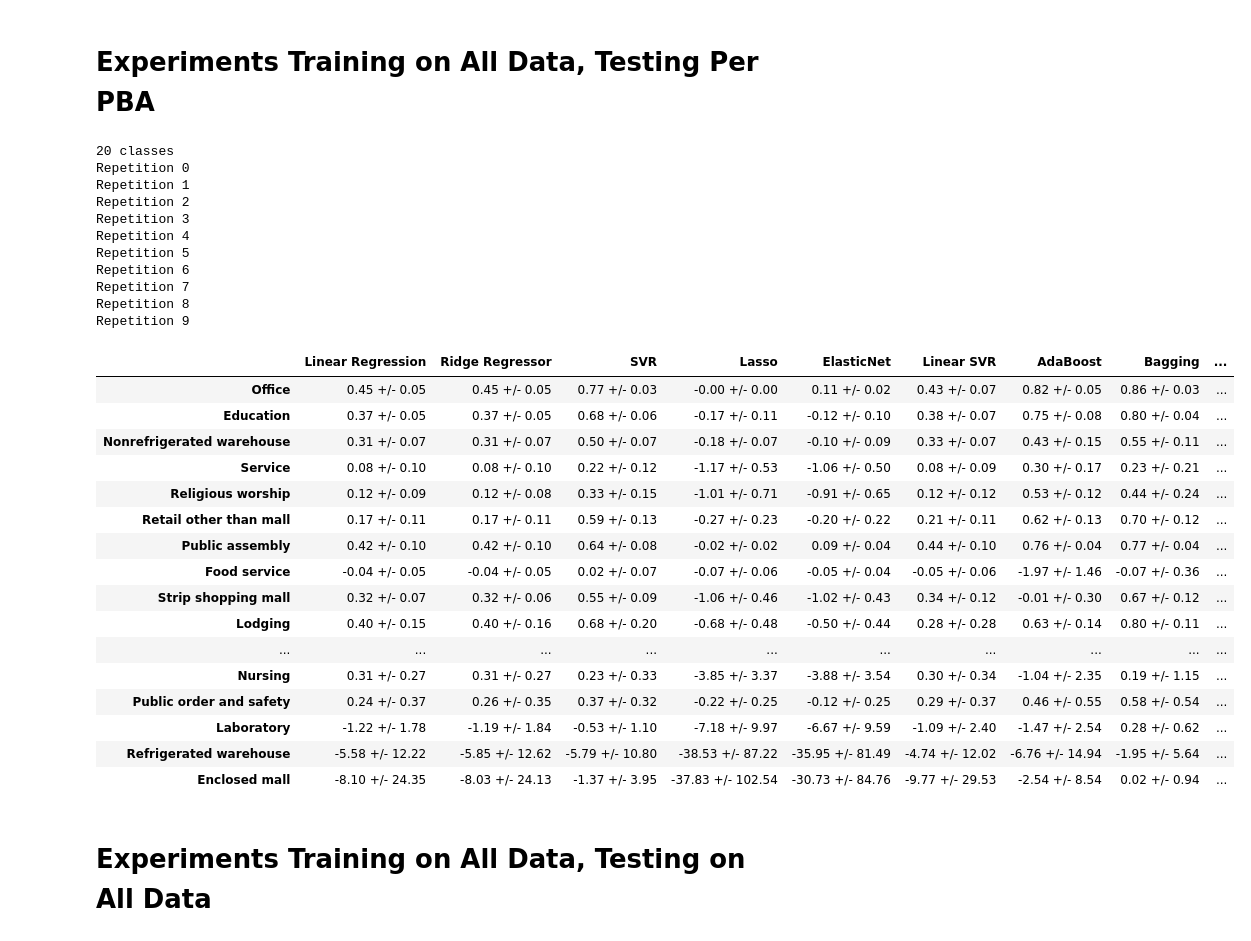
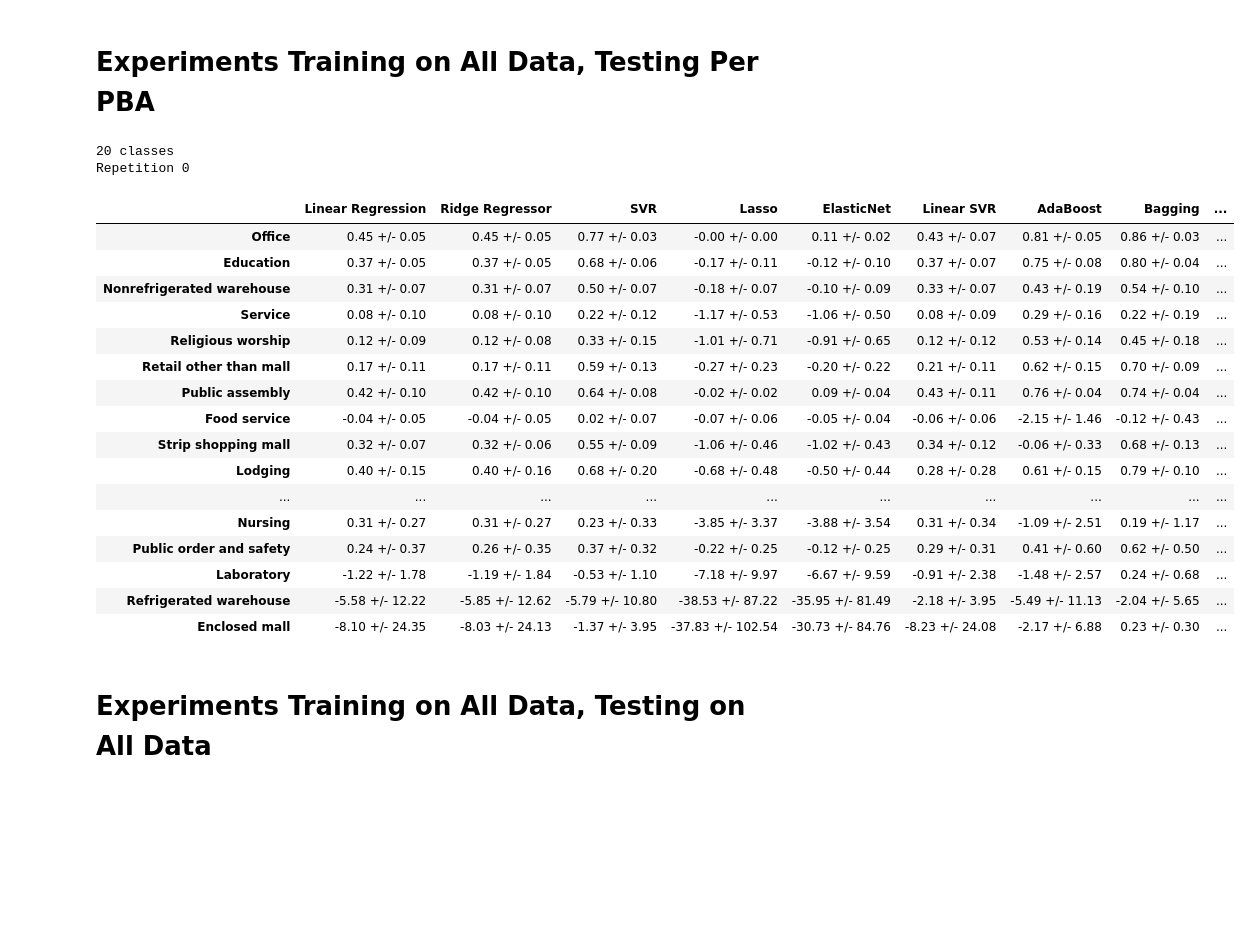
Before and after one commit to SEI-ENERGY/Commercial-Energy, a Jupyter notebook: Run experiments.ipynb, the cells around one changed output. Saved outputs shown, nothing was run; the diff lists cells and outputs as text; code cells hidden in the pictures; blank space fills up the shorter version.

```diff
--- a/Run experiments.ipynb
+++ b/Run experiments.ipynb
@@ -66,7 +68,7 @@ numClassVals = len(classFrequencies)
 Y = np.log10(Y)
 
 numSplits = 10
-numRepeats = 10
+numRepeats = 1
 outputFn = "test_perPBA_%d" % (DATASET)
 
 results = np.zeros((numRepeats, numSplits, numRegressors, numClassVals, numMetrics), dtype=float)
@@ -113,58 +115,49 @@ for i in range(numRepeats):
 results = np.array(results)
 
 metricIndex = 4
 results = results.reshape(-1, numRegressors, numClassVals, numMetrics)
 
 classNames = [pbaLabels[pbaLabel] for pbaLabel in classOrdering]
 
 meanResults = results.mean(axis=0)
 meanResultTable = pd.DataFrame(meanResults[:,:,metricIndex], index=regressorNames, columns=classNames)
 meanResultTable.to_csv(os.path.join(RESULTS_DIR, "%s_means.csv" % (outputFn)))
 
 stdResults = results.std(axis=0)
 stdResultTable = pd.DataFrame(stdResults[:,:,metricIndex], index=regressorNames, columns=classNames)
 stdResultTable.to_csv(os.path.join(RESULTS_DIR, "%s_stds.csv" % (outputFn)))
 
 formattedResults = []
 for i in range(numRegressors):
     row = []
     for j in range(numClassVals):
         row.append("%0.2f +/- %0.2f" % (meanResults[i,j,metricIndex], stdResults[i,j,metricIndex]))
     formattedResults.append(row)
 formattedResults = np.array(formattedResults)
 formattedResultsTable = pd.DataFrame(formattedResults.T, index=classNames, columns=regressorNames)
 formattedResultsTable.to_csv(os.path.join(RESULTS_DIR, "%s_formatted.csv" % (outputFn)))
 
 display(formattedResultsTable)
 # %% [output]
 20 classes
 Repetition 0
-Repetition 1
-Repetition 2
-Repetition 3
-Repetition 4
-Repetition 5
-Repetition 6
-Repetition 7
-Repetition 8
-Repetition 9
 |  | Linear Regression | Ridge Regressor | SVR | Lasso | ElasticNet | Linear SVR | AdaBoost | Bagging | ... |
-| Office | 0.45 +/- 0.05 | 0.45 +/- 0.05 | 0.77 +/- 0.03 | -0.00 +/- 0.00 | 0.11 +/- 0.02 | 0.43 +/- 0.07 | 0.82 +/- 0.05 | 0.86 +/- 0.03 | ... |
-| Education | 0.37 +/- 0.05 | 0.37 +/- 0.05 | 0.68 +/- 0.06 | -0.17 +/- 0.11 | -0.12 +/- 0.10 | 0.38 +/- 0.07 | 0.75 +/- 0.08 | 0.80 +/- 0.04 | ... |
-| Nonrefrigerated warehouse | 0.31 +/- 0.07 | 0.31 +/- 0.07 | 0.50 +/- 0.07 | -0.18 +/- 0.07 | -0.10 +/- 0.09 | 0.33 +/- 0.07 | 0.43 +/- 0.15 | 0.55 +/- 0.11 | ... |
-| Service | 0.08 +/- 0.10 | 0.08 +/- 0.10 | 0.22 +/- 0.12 | -1.17 +/- 0.53 | -1.06 +/- 0.50 | 0.08 +/- 0.09 | 0.30 +/- 0.17 | 0.23 +/- 0.21 | ... |
-| Religious worship | 0.12 +/- 0.09 | 0.12 +/- 0.08 | 0.33 +/- 0.15 | -1.01 +/- 0.71 | -0.91 +/- 0.65 | 0.12 +/- 0.12 | 0.53 +/- 0.12 | 0.44 +/- 0.24 | ... |
-| Retail other than mall | 0.17 +/- 0.11 | 0.17 +/- 0.11 | 0.59 +/- 0.13 | -0.27 +/- 0.23 | -0.20 +/- 0.22 | 0.21 +/- 0.11 | 0.62 +/- 0.13 | 0.70 +/- 0.12 | ... |
-| Public assembly | 0.42 +/- 0.10 | 0.42 +/- 0.10 | 0.64 +/- 0.08 | -0.02 +/- 0.02 | 0.09 +/- 0.04 | 0.44 +/- 0.10 | 0.76 +/- 0.04 | 0.77 +/- 0.04 | ... |
-| Food service | -0.04 +/- 0.05 | -0.04 +/- 0.05 | 0.02 +/- 0.07 | -0.07 +/- 0.06 | -0.05 +/- 0.04 | -0.05 +/- 0.06 | -1.97 +/- 1.46 | -0.07 +/- 0.36 | ... |
-| Strip shopping mall | 0.32 +/- 0.07 | 0.32 +/- 0.06 | 0.55 +/- 0.09 | -1.06 +/- 0.46 | -1.02 +/- 0.43 | 0.34 +/- 0.12 | -0.01 +/- 0.30 | 0.67 +/- 0.12 | ... |
-| Lodging | 0.40 +/- 0.15 | 0.40 +/- 0.16 | 0.68 +/- 0.20 | -0.68 +/- 0.48 | -0.50 +/- 0.44 | 0.28 +/- 0.28 | 0.63 +/- 0.14 | 0.80 +/- 0.11 | ... |
+| Office | 0.45 +/- 0.05 | 0.45 +/- 0.05 | 0.77 +/- 0.03 | -0.00 +/- 0.00 | 0.11 +/- 0.02 | 0.43 +/- 0.07 | 0.81 +/- 0.05 | 0.86 +/- 0.03 | ... |
+| Education | 0.37 +/- 0.05 | 0.37 +/- 0.05 | 0.68 +/- 0.06 | -0.17 +/- 0.11 | -0.12 +/- 0.10 | 0.37 +/- 0.07 | 0.75 +/- 0.08 | 0.80 +/- 0.04 | ... |
+| Nonrefrigerated warehouse | 0.31 +/- 0.07 | 0.31 +/- 0.07 | 0.50 +/- 0.07 | -0.18 +/- 0.07 | -0.10 +/- 0.09 | 0.33 +/- 0.07 | 0.43 +/- 0.19 | 0.54 +/- 0.10 | ... |
+| Service | 0.08 +/- 0.10 | 0.08 +/- 0.10 | 0.22 +/- 0.12 | -1.17 +/- 0.53 | -1.06 +/- 0.50 | 0.08 +/- 0.09 | 0.29 +/- 0.16 | 0.22 +/- 0.19 | ... |
+| Religious worship | 0.12 +/- 0.09 | 0.12 +/- 0.08 | 0.33 +/- 0.15 | -1.01 +/- 0.71 | -0.91 +/- 0.65 | 0.12 +/- 0.12 | 0.53 +/- 0.14 | 0.45 +/- 0.18 | ... |
+| Retail other than mall | 0.17 +/- 0.11 | 0.17 +/- 0.11 | 0.59 +/- 0.13 | -0.27 +/- 0.23 | -0.20 +/- 0.22 | 0.21 +/- 0.11 | 0.62 +/- 0.15 | 0.70 +/- 0.09 | ... |
+| Public assembly | 0.42 +/- 0.10 | 0.42 +/- 0.10 | 0.64 +/- 0.08 | -0.02 +/- 0.02 | 0.09 +/- 0.04 | 0.43 +/- 0.11 | 0.76 +/- 0.04 | 0.74 +/- 0.04 | ... |
+| Food service | -0.04 +/- 0.05 | -0.04 +/- 0.05 | 0.02 +/- 0.07 | -0.07 +/- 0.06 | -0.05 +/- 0.04 | -0.06 +/- 0.06 | -2.15 +/- 1.46 | -0.12 +/- 0.43 | ... |
+| Strip shopping mall | 0.32 +/- 0.07 | 0.32 +/- 0.06 | 0.55 +/- 0.09 | -1.06 +/- 0.46 | -1.02 +/- 0.43 | 0.34 +/- 0.12 | -0.06 +/- 0.33 | 0.68 +/- 0.13 | ... |
+| Lodging | 0.40 +/- 0.15 | 0.40 +/- 0.16 | 0.68 +/- 0.20 | -0.68 +/- 0.48 | -0.50 +/- 0.44 | 0.28 +/- 0.28 | 0.61 +/- 0.15 | 0.79 +/- 0.10 | ... |
 | ... | ... | ... | ... | ... | ... | ... | ... | ... | ... |
-| Nursing | 0.31 +/- 0.27 | 0.31 +/- 0.27 | 0.23 +/- 0.33 | -3.85 +/- 3.37 | -3.88 +/- 3.54 | 0.30 +/- 0.34 | -1.04 +/- 2.35 | 0.19 +/- 1.15 | ... |
-| Public order and safety | 0.24 +/- 0.37 | 0.26 +/- 0.35 | 0.37 +/- 0.32 | -0.22 +/- 0.25 | -0.12 +/- 0.25 | 0.29 +/- 0.37 | 0.46 +/- 0.55 | 0.58 +/- 0.54 | ... |
-| Laboratory | -1.22 +/- 1.78 | -1.19 +/- 1.84 | -0.53 +/- 1.10 | -7.18 +/- 9.97 | -6.67 +/- 9.59 | -1.09 +/- 2.40 | -1.47 +/- 2.54 | 0.28 +/- 0.62 | ... |
-| Refrigerated warehouse | -5.58 +/- 12.22 | -5.85 +/- 12.62 | -5.79 +/- 10.80 | -38.53 +/- 87.22 | -35.95 +/- 81.49 | -4.74 +/- 12.02 | -6.76 +/- 14.94 | -1.95 +/- 5.64 | ... |
-| Enclosed mall | -8.10 +/- 24.35 | -8.03 +/- 24.13 | -1.37 +/- 3.95 | -37.83 +/- 102.54 | -30.73 +/- 84.76 | -9.77 +/- 29.53 | -2.54 +/- 8.54 | 0.02 +/- 0.94 | ... |
+| Nursing | 0.31 +/- 0.27 | 0.31 +/- 0.27 | 0.23 +/- 0.33 | -3.85 +/- 3.37 | -3.88 +/- 3.54 | 0.31 +/- 0.34 | -1.09 +/- 2.51 | 0.19 +/- 1.17 | ... |
+| Public order and safety | 0.24 +/- 0.37 | 0.26 +/- 0.35 | 0.37 +/- 0.32 | -0.22 +/- 0.25 | -0.12 +/- 0.25 | 0.29 +/- 0.31 | 0.41 +/- 0.60 | 0.62 +/- 0.50 | ... |
+| Laboratory | -1.22 +/- 1.78 | -1.19 +/- 1.84 | -0.53 +/- 1.10 | -7.18 +/- 9.97 | -6.67 +/- 9.59 | -0.91 +/- 2.38 | -1.48 +/- 2.57 | 0.24 +/- 0.68 | ... |
+| Refrigerated warehouse | -5.58 +/- 12.22 | -5.85 +/- 12.62 | -5.79 +/- 10.80 | -38.53 +/- 87.22 | -35.95 +/- 81.49 | -2.18 +/- 3.95 | -5.49 +/- 11.13 | -2.04 +/- 5.65 | ... |
+| Enclosed mall | -8.10 +/- 24.35 | -8.03 +/- 24.13 | -1.37 +/- 3.95 | -37.83 +/- 102.54 | -30.73 +/- 84.76 | -8.23 +/- 24.08 | -2.17 +/- 6.88 | 0.23 +/- 0.30 | ... |
 # %% [markdown]
 # Experiments Training on All Data, Testing on All Data
 # %%
```
Also changed, not shown: parts of 3 cells of this notebook, 8 other files.
